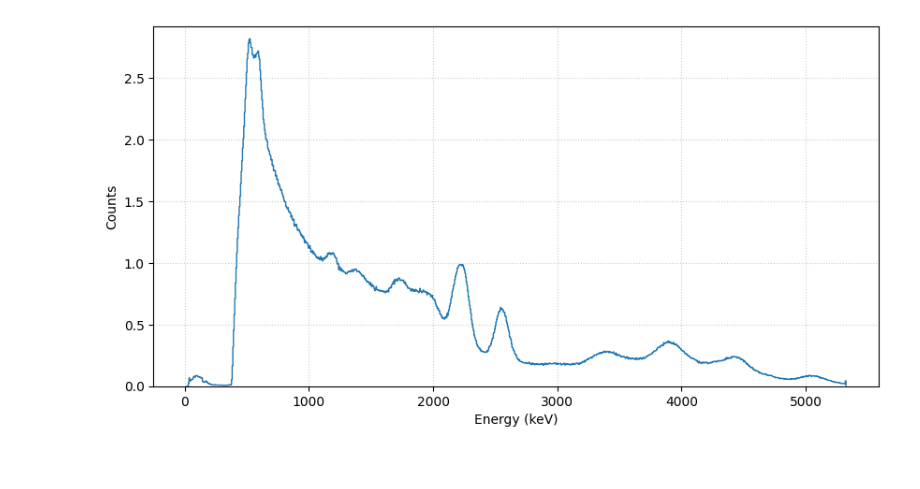
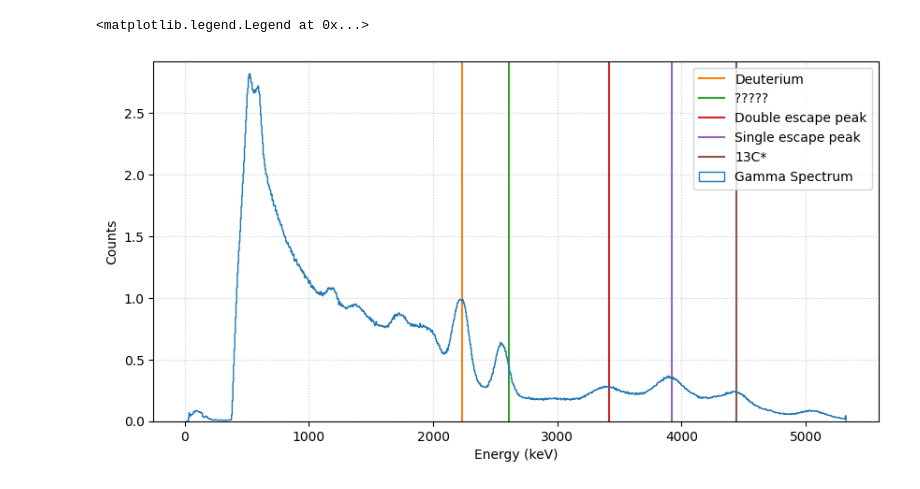
Before and after one commit to mkidson/Uni-Code, a Jupyter notebook: Honours/NP/Lab_2/xAmBe/AmBe.ipynb, the cells around one changed output. Cells and saved outputs as stored; diff of their text form; code cells hidden in the pictures.

```diff
--- a/Honours/NP/Lab_2/xAmBe/AmBe.ipynb
+++ b/Honours/NP/Lab_2/xAmBe/AmBe.ipynb
@@ -16,11 +16,22 @@ ambe_counts = ambe_counts / 12906.99
 # %%
 calibrationVals = [0.19255936, -2.35811083]
 channels_calib = (channels - calibrationVals[1]) / calibrationVals[0]
-# %%
-plt.figure(figsize=(10,5))
-plt.hist(channels_calib, bins=channels_calib, weights=ambe_counts, histtype='step')
-plt.xlabel('Energy (keV)')
-plt.ylabel('Counts')
-plt.grid(color='#CCCCCC', linestyle=':')
-# %% [output]
-[figure, removed]
+# %%
+plt.figure(figsize=(10,5))
+plt.xlabel('Energy (keV)')
+plt.ylabel('Counts')
+plt.grid(color='#CCCCCC', linestyle=':')
+
+plt.axvline(2230, color='C1', label='Deuterium', lw=1.5)
+plt.axvline(2610, color='C2', label='?????', lw=1.5)
+plt.axvline(3420, color='C3', label='Double escape peak', lw=1.5)
+plt.axvline(3920, color='C4', label='Single escape peak', lw=1.5)
+plt.axvline(4440, color='C5', label='13C*', lw=1.5)
+
+
+plt.hist(channels_calib, bins=channels_calib, weights=ambe_counts, histtype='step', label='Gamma Spectrum')
+
+plt.legend(loc='upper right')
+# %% [output]
+<matplotlib.legend.Legend at 0x...>
+[figure, added]
```
Also changed, not shown: 14 other files.
